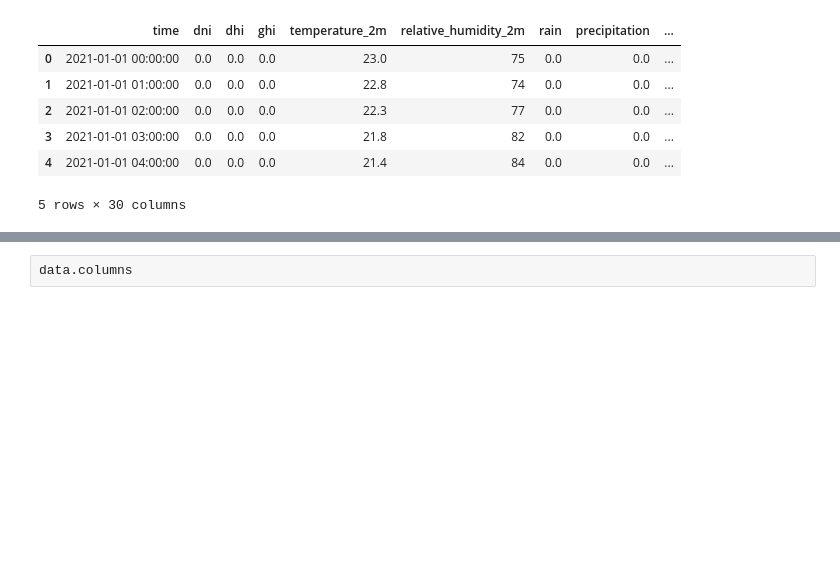
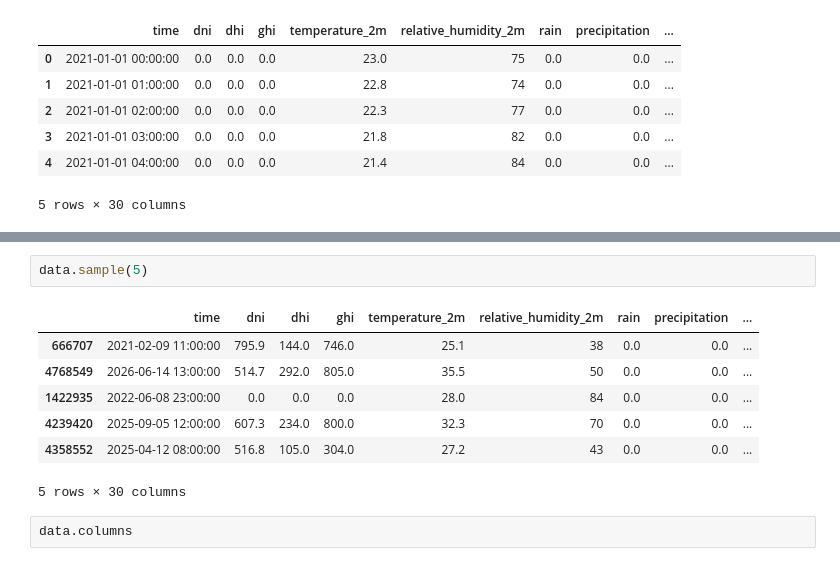
Before and after one commit to Bhushan-Alva/EcoScope, a Jupyter notebook: notebooks/01_data_audit.ipynb, the cells around one changed output, grey strips where cells are left out. Saved outputs shown, nothing was run; the diff lists cells and outputs as text; blank space fills up the shorter version.

```diff
--- a/notebooks/01_data_audit.ipynb
+++ b/notebooks/01_data_audit.ipynb
@@ -51,3 +61,13 @@ data.head()
+# %%
+data.sample(5)
+# %% [output]
+|  | time | dni | dhi | ghi | temperature_2m | relative_humidity_2m | rain | precipitation | ... |
+| 666707 | 2021-02-09 11:00:00 | 795.9 | 144.0 | 746.0 | 25.1 | 38 | 0.0 | 0.0 | ... |
+| 4768549 | 2026-06-14 13:00:00 | 514.7 | 292.0 | 805.0 | 35.5 | 50 | 0.0 | 0.0 | ... |
+| 1422935 | 2022-06-08 23:00:00 | 0.0 | 0.0 | 0.0 | 28.0 | 84 | 0.0 | 0.0 | ... |
+| 4239420 | 2025-09-05 12:00:00 | 607.3 | 234.0 | 800.0 | 32.3 | 70 | 0.0 | 0.0 | ... |
+| 4358552 | 2025-04-12 08:00:00 | 516.8 | 105.0 | 304.0 | 27.2 | 43 | 0.0 | 0.0 | ... |
+5 rows × 30 columns
 # %%
 data.columns
 # %% [output]
```
Also changed, not shown: parts of 13 cells of this notebook, 2 other files.
